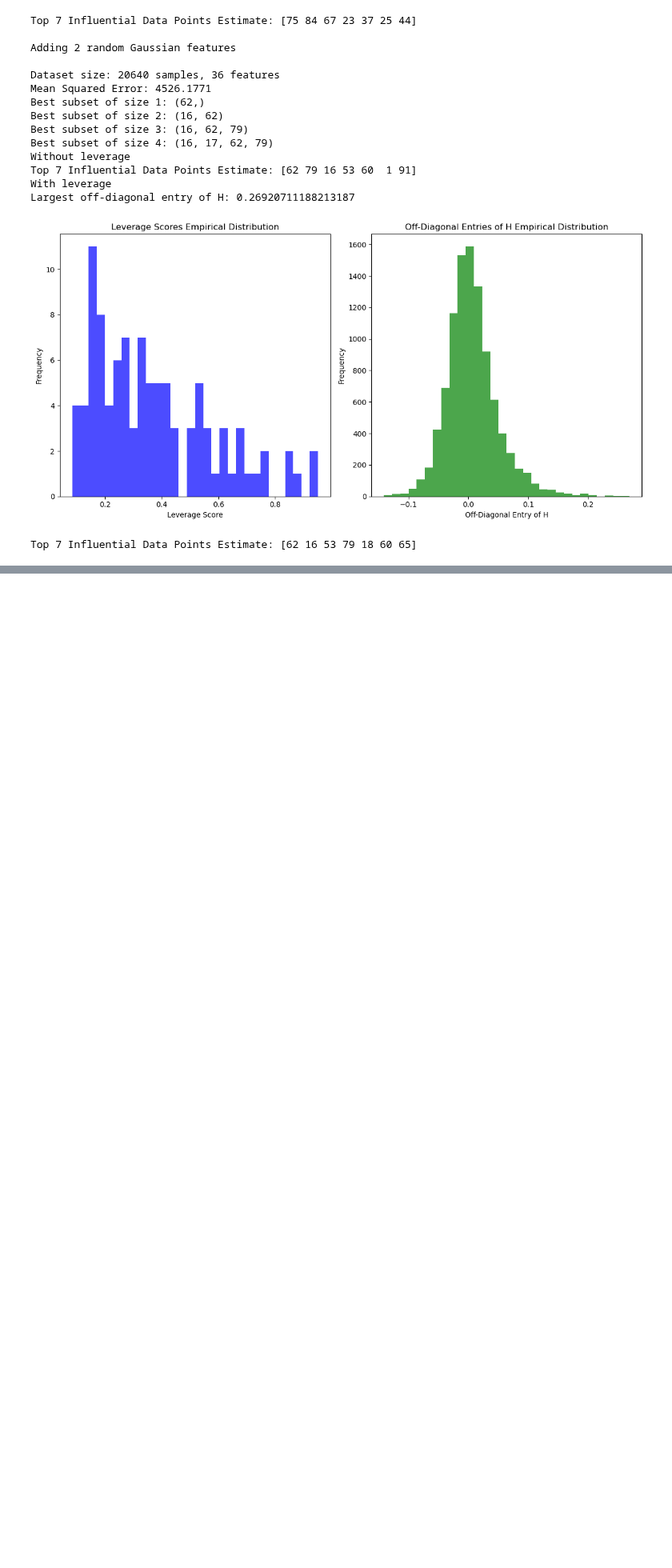
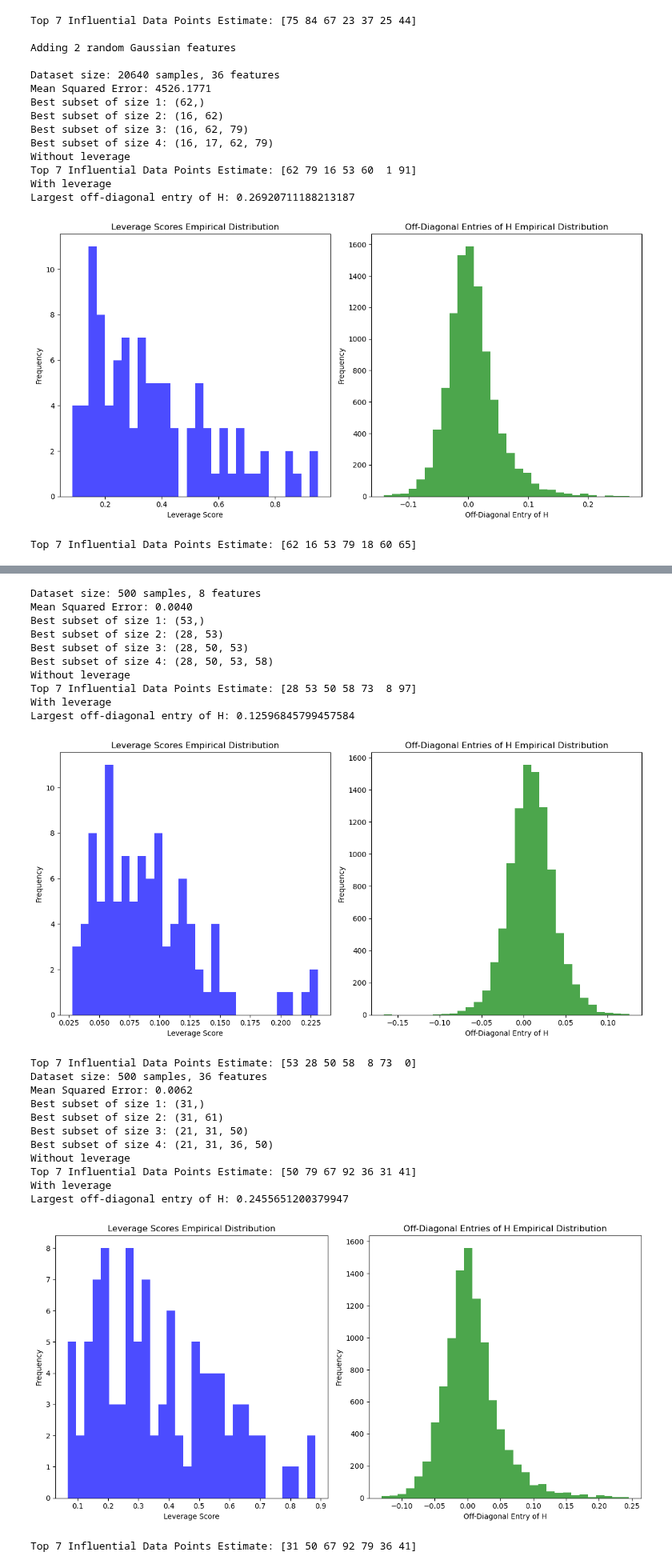
Before and after one commit to sleepymalc/MISS, a Jupyter notebook: linear regression.ipynb, the cells around one changed output, grey strips where cells are left out. Shown at 80% size. Saved outputs shown, nothing was run; the diff lists cells and outputs as text; code cells hidden in the pictures; blank space fills up the shorter version.

```diff
--- a/linear regression.ipynb
+++ b/linear regression.ipynb
@@ -247,15 +246,38 @@ Best subset of size 3: (2, 39, 54)
 # %%
 # https://www.kaggle.com/datasets/mohansacharya/graduate-admissions/
-admission = pd.read_csv("data/∂Admission_Predict_Ver1.1.csv")
-y = admission['Chance of Admit']
-X = admission.drop(['Chance of Admit'], axis = 1)
-
+admission = pd.read_csv("data/Admission_Predict_Ver1.1.csv")
+y = np.array(admission['Chance of Admit '])
+X = np.array(admission.drop(['Chance of Admit '], axis = 1))
 X_interact = X.copy()
 
 for i in range(2):
-	print(f"\nAdding {i+1} random Gaussian features\n")
 	# Add features of interacting terms between the original features
 	poly = PolynomialFeatures(degree=i+1, interaction_only=True, include_bias=False)
 	X_interact = poly.fit_transform(X_interact)
 
 	linear_regression(X_interact, y, 100, 4)
+# %% [output]
+Dataset size: 500 samples, 8 features
+Mean Squared Error: 0.0040
+Best subset of size 1: (53,)
+Best subset of size 2: (28, 53)
+Best subset of size 3: (28, 50, 53)
+Best subset of size 4: (28, 50, 53, 58)
+Without leverage
+Top 7 Influential Data Points Estimate: [28 53 50 58 73  8 97]
+With leverage
+Largest off-diagonal entry of H: 0.12596845799457584
+[figure, added]
+Top 7 Influential Data Points Estimate: [53 28 50 58  8 73  0]
+Dataset size: 500 samples, 36 features
+Mean Squared Error: 0.0062
+Best subset of size 1: (31,)
+Best subset of size 2: (31, 61)
+Best subset of size 3: (21, 31, 50)
+Best subset of size 4: (21, 31, 36, 50)
+Without leverage
+Top 7 Influential Data Points Estimate: [50 79 67 92 36 31 41]
+With leverage
+Largest off-diagonal entry of H: 0.2455651200379947
+[figure, added]
+Top 7 Influential Data Points Estimate: [31 50 67 92 79 36 41]
```
Also changed, not shown: parts of 3 cells of this notebook.
